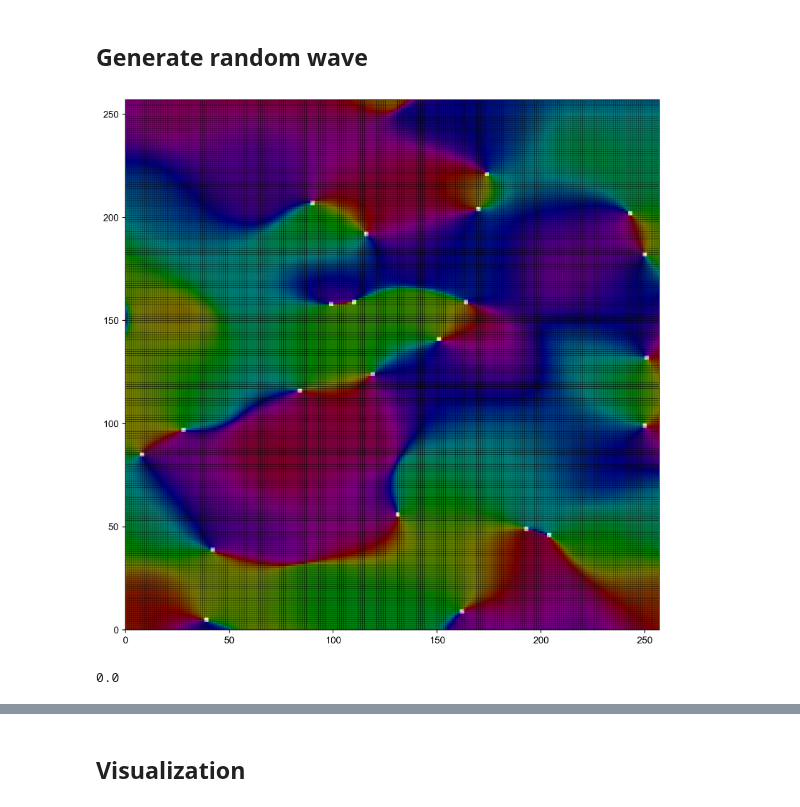
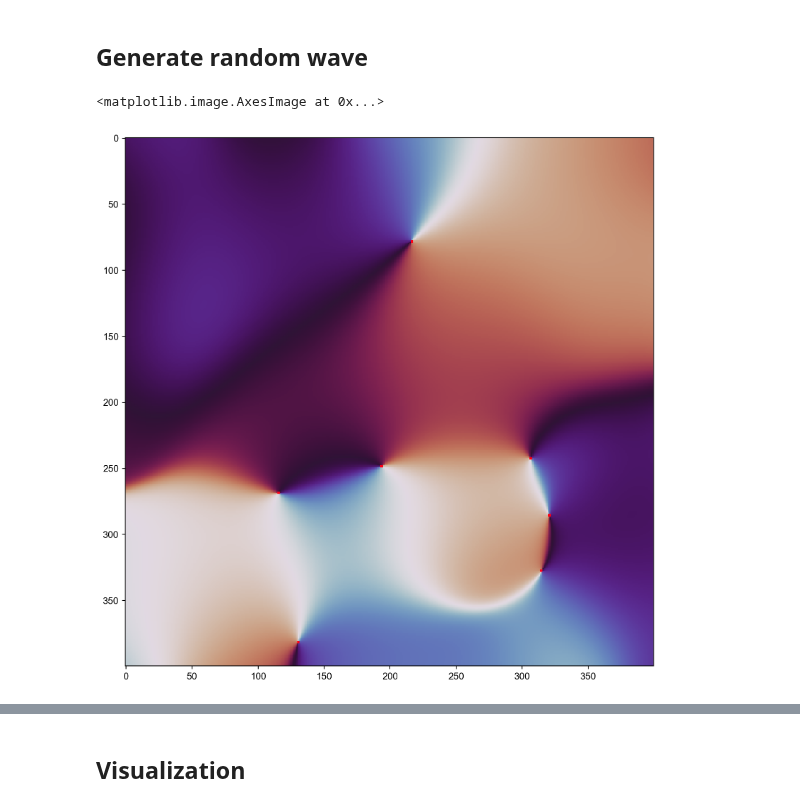
Before and after one commit to ch-tung/Randomwave_ML, a Jupyter notebook: vortex_lines/test_phase_vortex.ipynb, the cells around one changed output, grey strips where cells are left out. Drawn from its saved outputs; the diff is of its cells as text; code cells hidden in the pictures.

```diff
--- a/vortex_lines/test_phase_vortex.ipynb
+++ b/vortex_lines/test_phase_vortex.ipynb
@@ -64,7 +64,7 @@ def sample_wave_MO_complex(r_grid, k_mean, k_cov, n_wave = 100, kappa=1e8):
 ## Generate random wave
 # %%
 ## Meshgrid
-n_grid = 256
+n_grid = 128
 x = np.linspace(-1,1,n_grid+1)
 y = np.linspace(-1,1,n_grid+1)
 z = np.linspace(-1,1,n_grid+1)
@@ -74,12 +74,27 @@ r_grid = np.meshgrid(x,y,z)
 ## Random wave
 sigma_k = 0.025
 kappa = 128
-alpha = 0.25
+alpha = 0
 
 #### Wave vector distribution ####
-k_mean_z = np.array([0,0,10])*2*np.pi # lamellar perpendicular to z axis
+scale = 5
+k_mean_z = np.array([0,0,scale])*2*np.pi # lamellar perpendicular to z axis
 # k_mean_x = np.array([0,0,0])*np.pi # lamellar perpendicular to z axis
-k_var  = (np.array([0,0,sigma_k*10])*2*np.pi)**2
+k_var  = (np.array([0,0,sigma_k*scale])*2*np.pi)**2
 k_cov  = np.diagflat(k_var)
 
 rho = sample_wave_MO_complex(r_grid,k_mean_z,k_cov,n_wave = 60, kappa=kappa)
+
+n_grid_scale = 400
+scale_zoom = n_grid_scale/rho.shape[0]
+
+def scale_rho(rho, r_grid, scale):
+    rho = ndimage.zoom(rho, scale, order=1)
+    r_grid = np.array([ndimage.zoom(r, scale, order=1) for r in r_grid])
+    return rho, r_grid
+
+rho, r_grid = scale_rho(rho, r_grid, scale_zoom)
+
+rho_real = rho.real
+rho_imag = rho.imag
+rho_phase = np.angle(rho)
@@ -150,17 +173,23 @@ def vortex_slice(phase_slice):
 
     return vortex_array
 # %%
-example_slice = rho_phase[:,:,0]
+example_slice = rho_phase[:,:,1]
 vortex_array = vortex_slice(example_slice)
 
 #### plotting
 fig = plt.figure(figsize=(10,10),dpi=192)
 ax = fig.add_subplot(1, 1, 1)
 
-ax.pcolor(example_slice, vmin=-np.pi, vmax=np.pi,
-        cmap='hsv')
-ax.pcolor(vortex_array, vmin=0, vmax=1,
-        cmap='gray', alpha=0.5)
-ax.grid(True, which='minor', axis='both', linestyle='-', color='k', lw=2)
+ax.imshow(example_slice, vmin=-np.pi, vmax=np.pi,
+        cmap='twilight',interpolation='none')
+# ax.imshow((example_slice-np.pi)**2, vmin=0.0, vmax=0.1**2,
+#         cmap='gray',interpolation='none', alpha=0.5)
+ax.imshow(vortex_array, vmin=0, vmax=1,
+        cmap='hsv',interpolation='none', alpha=vortex_array)
+# ax.grid(True, which='minor', axis='both', linestyle='-', color='k', lw=2)
+
+# ax.set_xlim([0,250])
+# ax.set_ylim([0,250])
 # %% [output]
+<matplotlib.image.AxesImage at 0x...>
-[figure, old version]
+[figure, new version]
@@ -184,4 +245,0 @@ vortex_volume = 1-vortex_volume
-# %%
-np.min(vortex_volume)
-# %% [output]
-0.0
```
Also changed, not shown: parts of 19 cells of this notebook.
